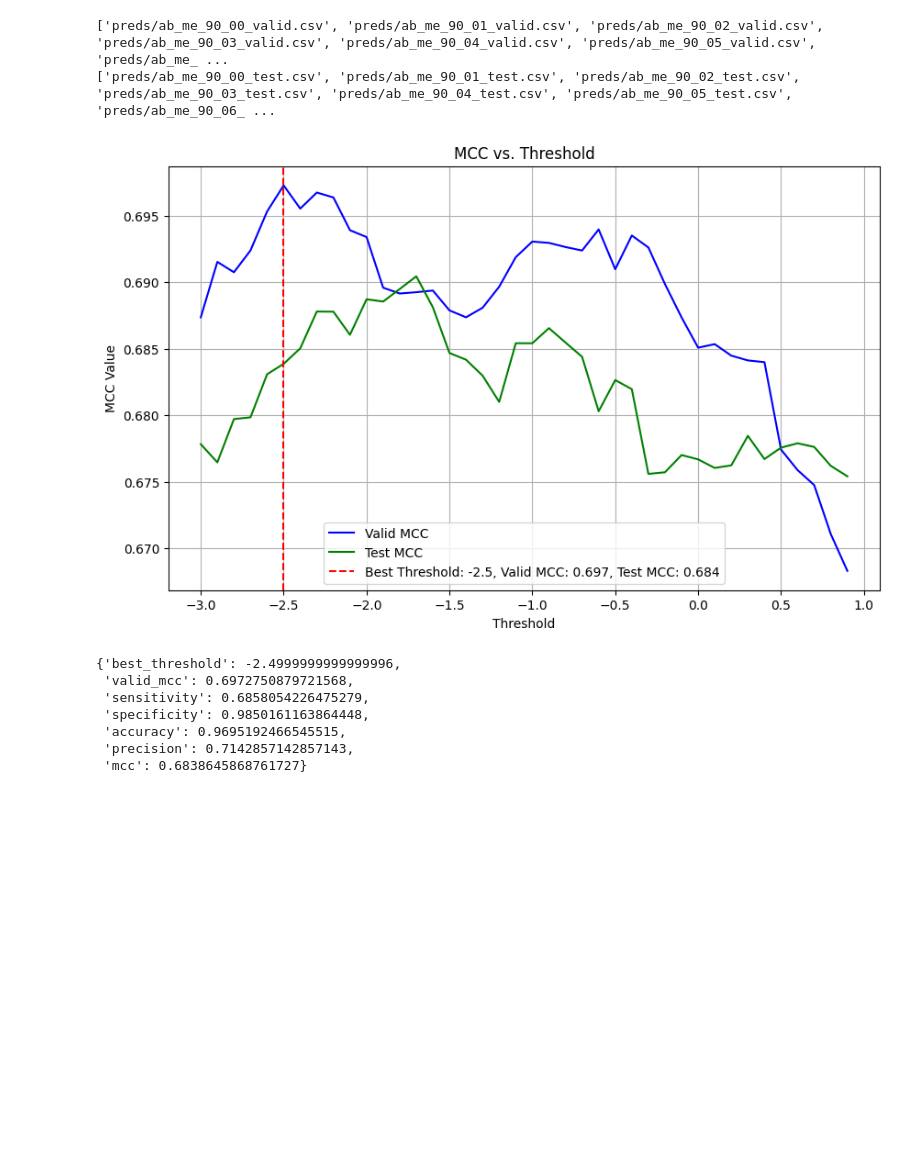
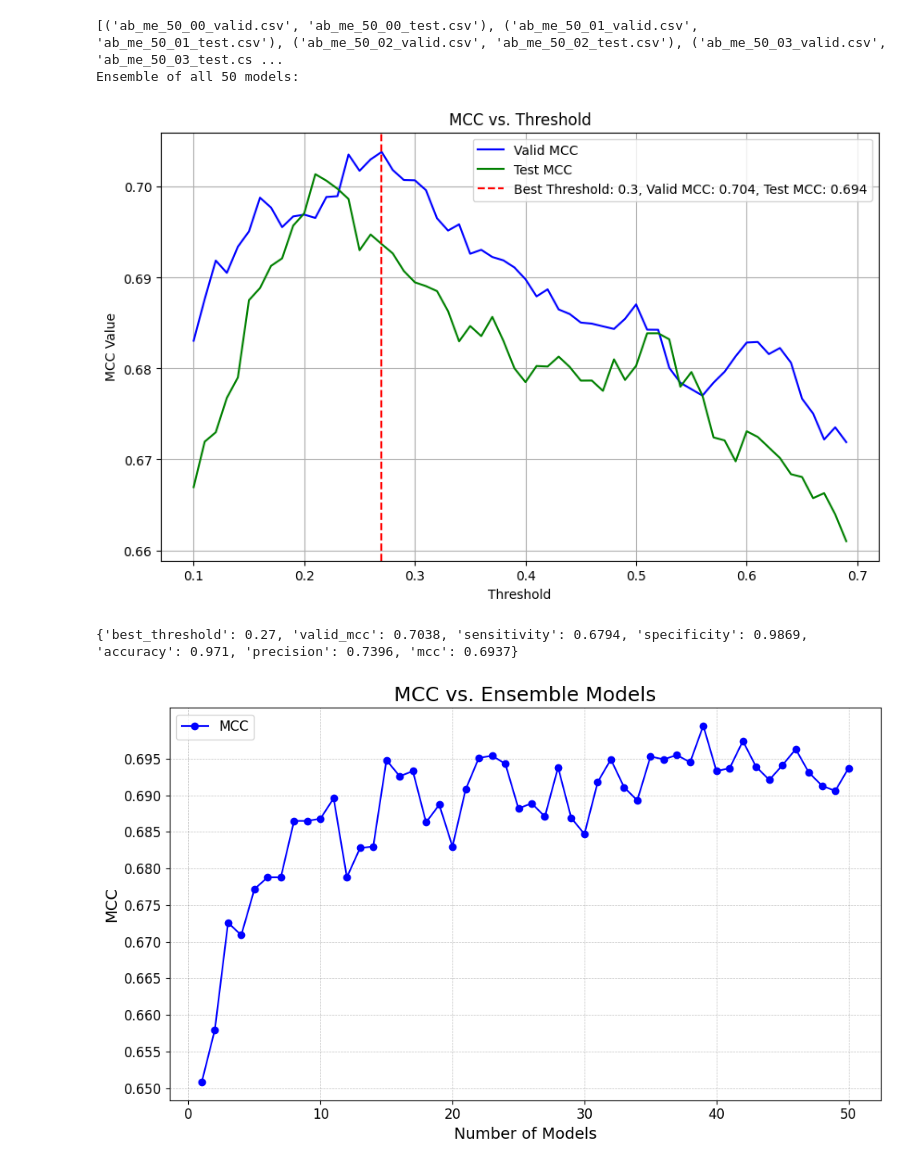
Before and after one commit to dlwocks31/atpbind, a Jupyter notebook: adaboost_analysis.ipynb, the cells around one changed output. Cells and saved outputs as stored; diff of their text form; code cells hidden in the pictures; blank space fills up the shorter version.

Commit message:
adaboost further test

```diff
--- a/adaboost_analysis.ipynb
+++ b/adaboost_analysis.ipynb
@@ -420,16 +269,8 @@ draw_hard_voting_threshold_chart(df_valid, df_test, start=-3, end=1, step=0.1, p
-# %%
-preds = get_preds_with_prefixes(['ab_me_90'], seed_start=0, seed_end=30)
-df_valid, df_test = aggregate_preds(preds)
-
-draw_hard_voting_threshold_chart(df_valid, df_test, start=-3, end=1, step=0.1, plot=True)
-# %% [output]
-['preds/ab_me_90_00_valid.csv', 'preds/ab_me_90_01_valid.csv', 'preds/ab_me_90_02_valid.csv', 'preds/ab_me_90_03_valid.csv', 'preds/ab_me_90_04_valid.csv', 'preds/ab_me_90_05_valid.csv', 'preds/ab_me_ ...
-['preds/ab_me_90_00_test.csv', 'preds/ab_me_90_01_test.csv', 'preds/ab_me_90_02_test.csv', 'preds/ab_me_90_03_test.csv', 'preds/ab_me_90_04_test.csv', 'preds/ab_me_90_05_test.csv', 'preds/ab_me_90_06_ ...
-[figure, removed]
-{'best_threshold': -2.4999999999999996,
- 'valid_mcc': 0.6972750879721568,
- 'sensitivity': 0.6858054226475279,
- 'specificity': 0.9850161163864448,
- 'accuracy': 0.9695192466545515,
- 'precision': 0.7142857142857143,
- 'mcc': 0.6838645868761727}
+# %%
+summarize_prefix_wrap('ab_me_50', apply_sig=True)
+# %% [output]
+[('ab_me_50_00_valid.csv', 'ab_me_50_00_test.csv'), ('ab_me_50_01_valid.csv', 'ab_me_50_01_test.csv'), ('ab_me_50_02_valid.csv', 'ab_me_50_02_test.csv'), ('ab_me_50_03_valid.csv', 'ab_me_50_03_test.cs ...
+Ensemble of all 50 models:
+[figure, added]
+{'best_threshold': 0.27, 'valid_mcc': 0.7038, 'sensitivity': 0.6794, 'specificity': 0.9869, 'accuracy': 0.971, 'precision': 0.7396, 'mcc': 0.6937}
+[figure, added]
```
Also changed, not shown: parts of 12 cells of this notebook, 3 other files.
